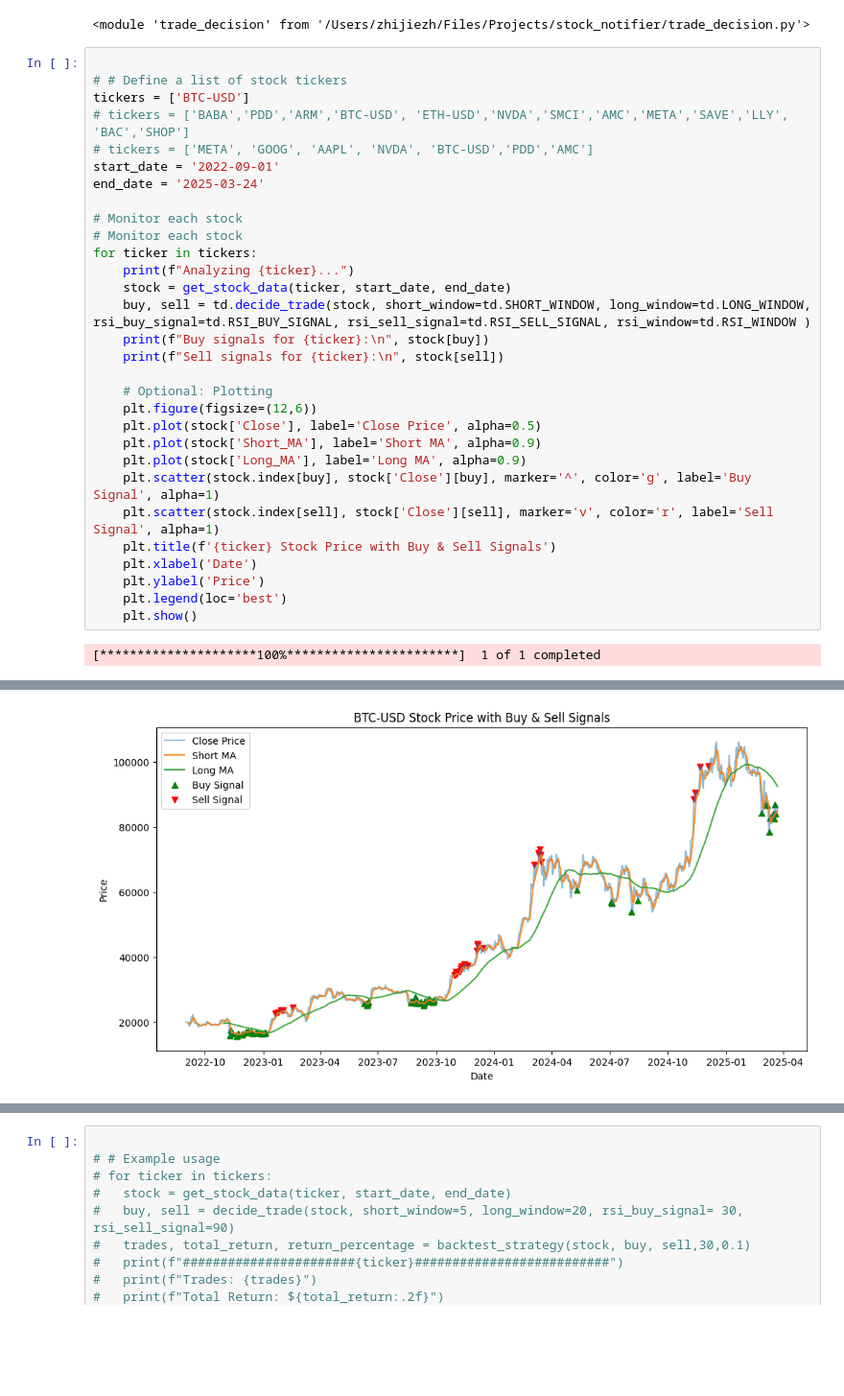
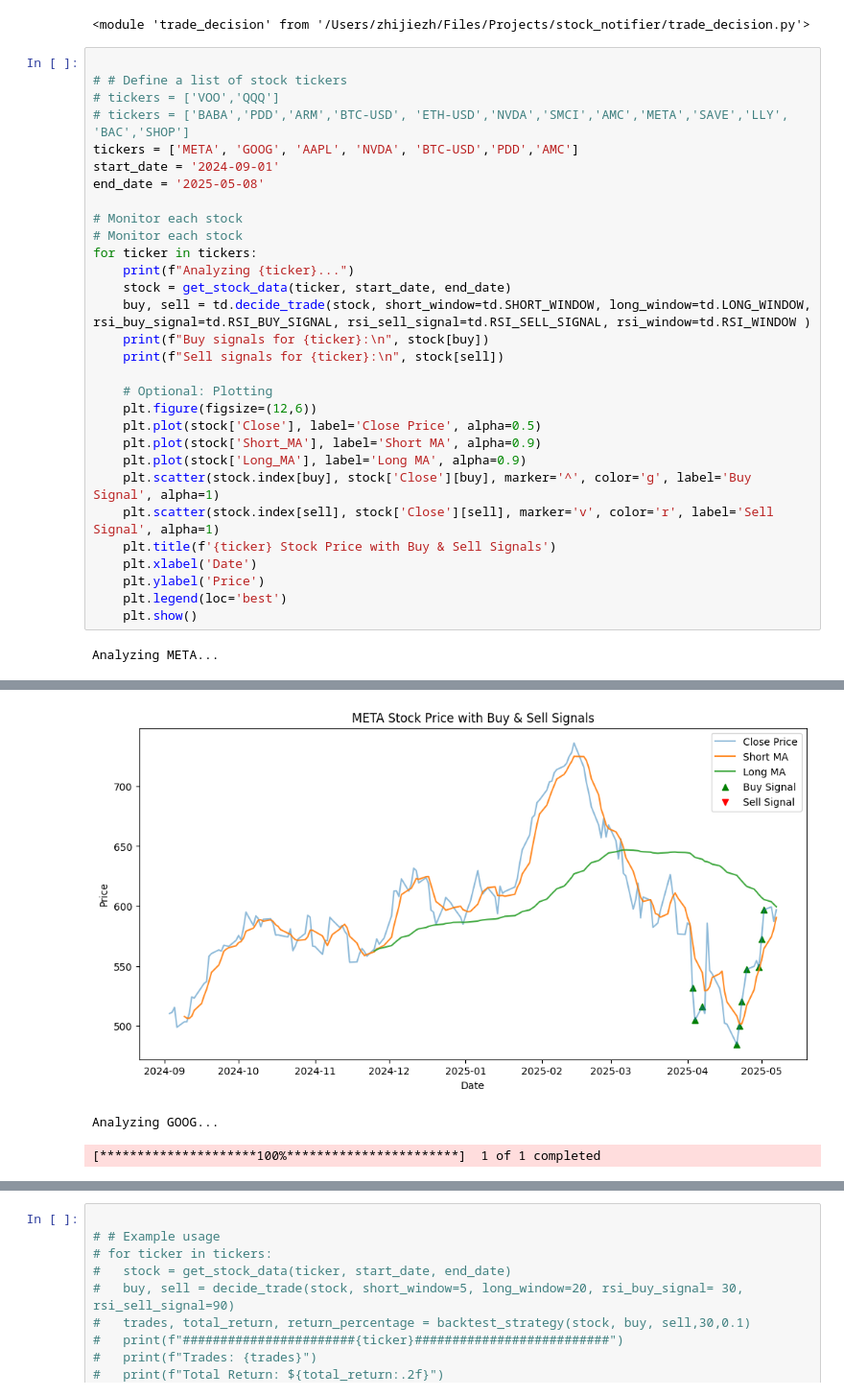
Before and after one commit to zhijiezh/stock-daily-check, a Jupyter notebook: back_test.ipynb, the cells around one changed output, grey strips where cells are left out. Shown at 96% size. Drawn from its saved outputs; the diff is of its cells as text; blank space fills up the shorter version.

```diff
--- a/back_test.ipynb
+++ b/back_test.ipynb
@@ -14,11 +16,11 @@ importlib.reload(td)
 # %%
 
 # # Define a list of stock tickers
-tickers = ['BTC-USD']
+# tickers = ['VOO','QQQ']
 # tickers = ['BABA','PDD','ARM','BTC-USD', 'ETH-USD','NVDA','SMCI','AMC','META','SAVE','LLY', 'BAC','SHOP']
-# tickers = ['META', 'GOOG', 'AAPL', 'NVDA', 'BTC-USD','PDD','AMC']
-start_date = '2022-09-01'
-end_date = '2025-03-24'
+tickers = ['META', 'GOOG', 'AAPL', 'NVDA', 'BTC-USD','PDD','AMC']
+start_date = '2024-09-01'
+end_date = '2025-05-08'
 
 # Monitor each stock
 # Monitor each stock
@@ -42,4 +44,4 @@ for ticker in tickers:
     plt.legend(loc='best')
     plt.show()
 # %% [output]
-[*********************100%***********************]  1 of 1 completed
+Analyzing META...
@@ -63 +66,3 @@ Date
-[figure, old version]
+[figure, new version]
+Analyzing GOOG...
+[*********************100%***********************]  1 of 1 completed
```
Also changed, not shown: parts of 2 cells of this notebook, 3 other files.
